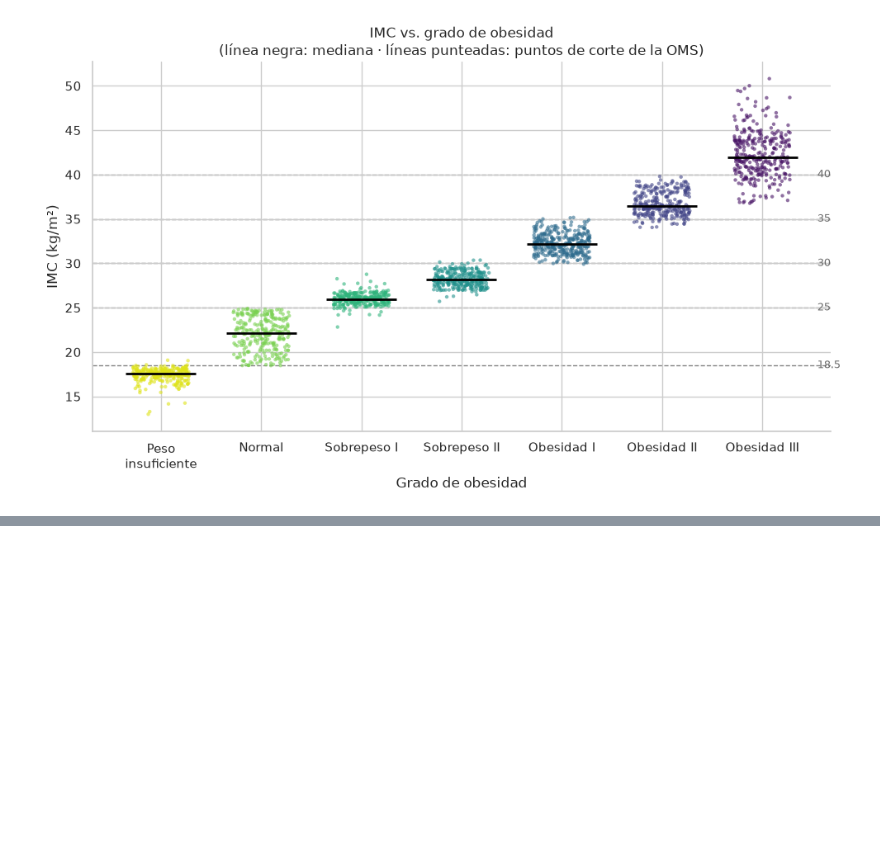
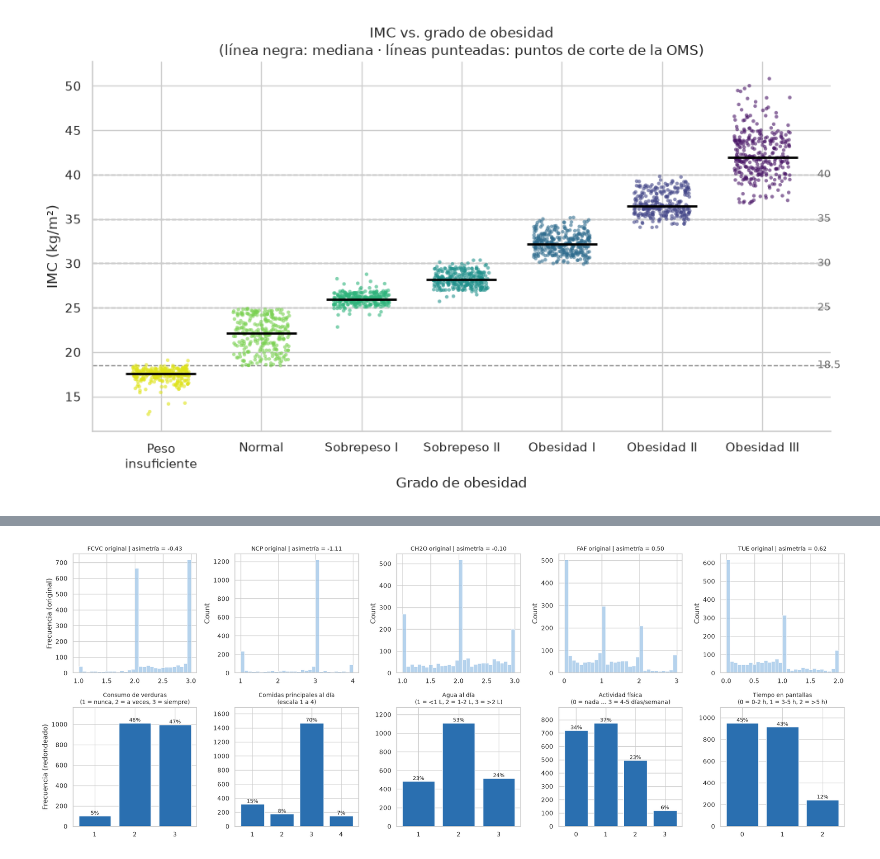
Before and after one commit to tdavidvergara/proyecto_final_aprendizaje_automatico, a Jupyter notebook: Desarrollo.ipynb, the cells around one changed output, grey strips where cells are left out. Saved outputs shown, nothing was run; the diff lists cells and outputs as text; code cells hidden in the pictures; blank space fills up the shorter version.

```diff
--- a/Desarrollo.ipynb
+++ b/Desarrollo.ipynb
@@ -139,0 +189,28 @@ plt.show()
+# %%
+ordinales = {
+    "FCVC": "Consumo de verduras\n(1 = nunca, 2 = a veces, 3 = siempre)",
+    "NCP":  "Comidas principales al día\n(escala 1 a 4)",
+    "CH2O": "Agua al día\n(1 = <1 L, 2 = 1-2 L, 3 = >2 L)",
+    "FAF":  "Actividad física\n(0 = nada … 3 = 4-5 días/semana)",
+    "TUE":  "Tiempo en pantallas\n(0 = 0-2 h, 1 = 3-5 h, 2 = >5 h)",
+}
+
+fig, axes = plt.subplots(2, 5, figsize=(20, 7.5))
+for i, (col, titulo) in enumerate(ordinales.items()):
+    # Fila 1: valores originales (con decimales sintéticos)
+    sns.histplot(dataset[col], bins=30, ax=axes[0, i], color='#9ec5e8')
+    axes[0, i].set_title(f"{col} original | asimetría = {dataset[col].skew():.2f}", fontsize=10)
+    axes[0, i].set_xlabel('')
+
+    # Fila 2: valores redondeados a la escala de la encuesta
+    conteo = dataset[col].round().astype(int).value_counts().sort_index()
+    barras = axes[1, i].bar(conteo.index.astype(str), conteo.values, color='#2a6fb0')
+    axes[1, i].bar_label(barras, labels=[f'{v/len(dataset):.0%}' for v in conteo.values], fontsize=9)
+    axes[1, i].set_title(titulo, fontsize=10)
+    axes[1, i].set_ylim(0, conteo.max() * 1.15)
+
+axes[0, 0].set_ylabel('Frecuencia (original)')
+axes[1, 0].set_ylabel('Frecuencia (redondeado)')
+plt.tight_layout(); plt.show()
+# %% [output]
+[figure, added]
```
Also changed, not shown: parts of 10 cells of this notebook.
